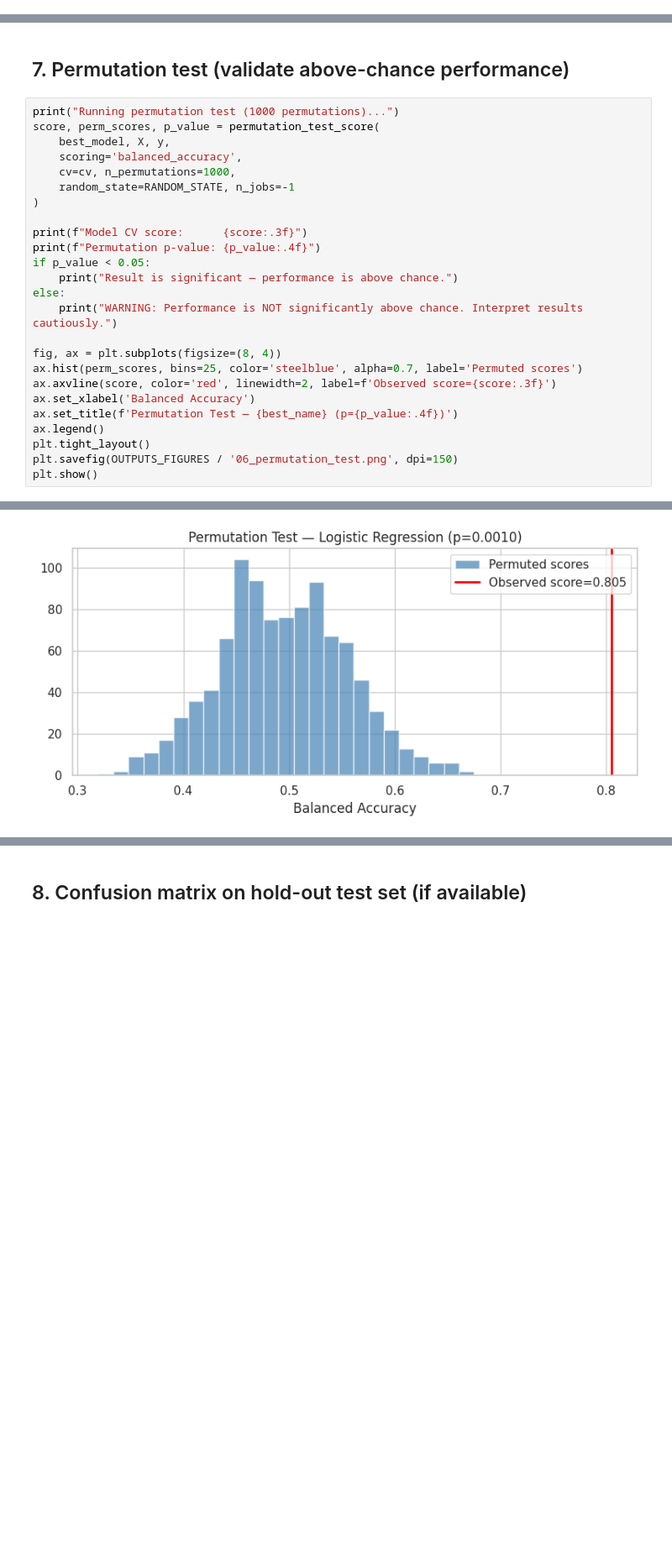
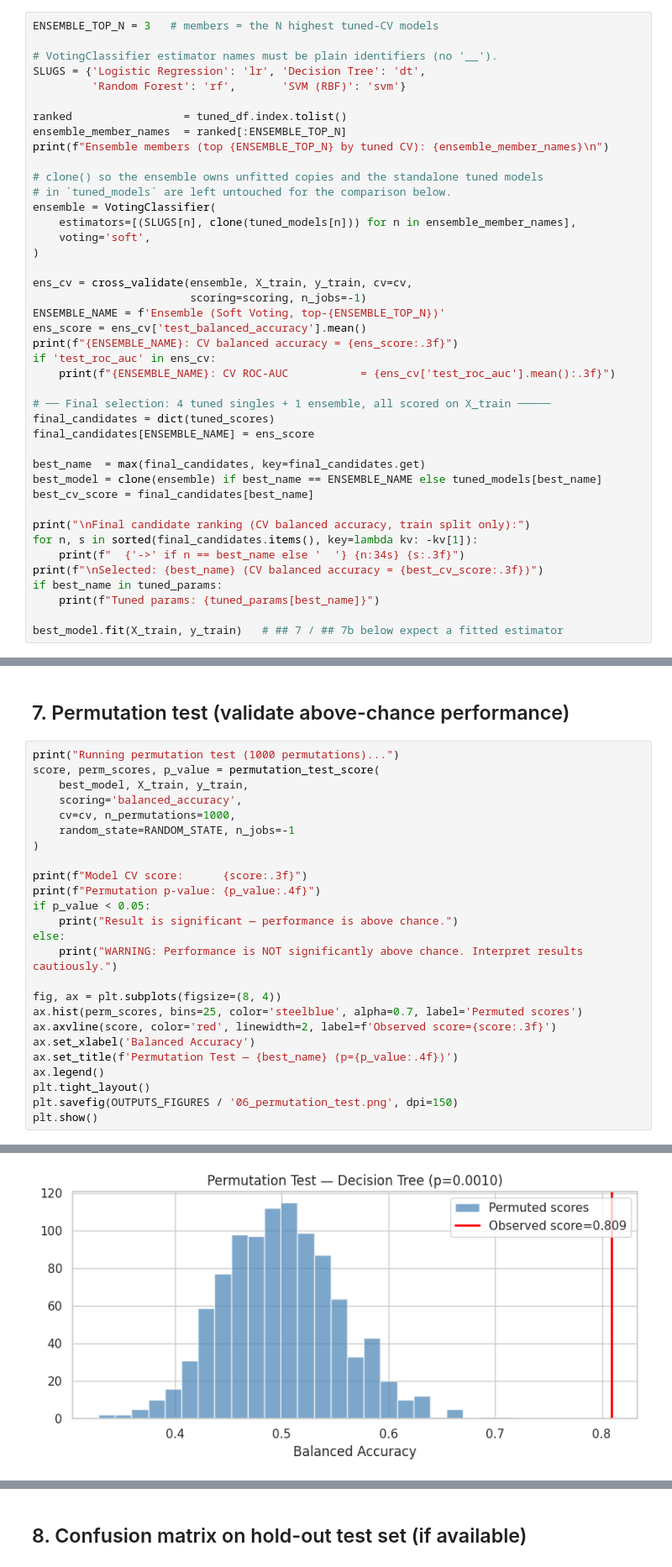
Before and after one commit to wlsoo1234/WID2003-Coursework, a Jupyter notebook: notebooks/06_prediction_models.ipynb, the cells around one changed output, grey strips where cells are left out. Shown at 84% size. Saved outputs shown, nothing was run; the diff lists cells and outputs as text; blank space fills up the shorter version.

```diff
--- a/notebooks/06_prediction_models.ipynb
+++ b/notebooks/06_prediction_models.ipynb
@@ -368,0 +684,42 @@ Best CV balanced_accuracy: 0.805
+# %%
+ENSEMBLE_TOP_N = 3   # members = the N highest tuned-CV models
+
+# VotingClassifier estimator names must be plain identifiers (no '__').
+SLUGS = {'Logistic Regression': 'lr', 'Decision Tree': 'dt',
+         'Random Forest': 'rf',       'SVM (RBF)': 'svm'}
+
+ranked                 = tuned_df.index.tolist()
+ensemble_member_names  = ranked[:ENSEMBLE_TOP_N]
+print(f"Ensemble members (top {ENSEMBLE_TOP_N} by tuned CV): {ensemble_member_names}\n")
+
+# clone() so the ensemble owns unfitted copies and the standalone tuned models
+# in `tuned_models` are left untouched for the comparison below.
+ensemble = VotingClassifier(
+    estimators=[(SLUGS[n], clone(tuned_models[n])) for n in ensemble_member_names],
+    voting='soft',
+)
+
+ens_cv = cross_validate(ensemble, X_train, y_train, cv=cv,
+                        scoring=scoring, n_jobs=-1)
+ENSEMBLE_NAME = f'Ensemble (Soft Voting, top-{ENSEMBLE_TOP_N})'
+ens_score = ens_cv['test_balanced_accuracy'].mean()
+print(f"{ENSEMBLE_NAME}: CV balanced accuracy = {ens_score:.3f}")
+if 'test_roc_auc' in ens_cv:
+    print(f"{ENSEMBLE_NAME}: CV ROC-AUC           = {ens_cv['test_roc_auc'].mean():.3f}")
+
+# ── Final selection: 4 tuned singles + 1 ensemble, all scored on X_train ─────
+final_candidates = dict(tuned_scores)
+final_candidates[ENSEMBLE_NAME] = ens_score
+
+best_name  = max(final_candidates, key=final_candidates.get)
+best_model = clone(ensemble) if best_name == ENSEMBLE_NAME else tuned_models[best_name]
+best_cv_score = final_candidates[best_name]
+
+print("\nFinal candidate ranking (CV balanced accuracy, train split only):")
+for n, s in sorted(final_candidates.items(), key=lambda kv: -kv[1]):
+    print(f"  {'->' if n == best_name else '  '} {n:34s} {s:.3f}")
+print(f"\nSelected: {best_name} (CV balanced accuracy = {best_cv_score:.3f})")
+if best_name in tuned_params:
+    print(f"Tuned params: {tuned_params[best_name]}")
+
+best_model.fit(X_train, y_train)   # ## 7 / ## 7b below expect a fitted estimator
@@ -371,7 +747,7 @@ Best CV balanced_accuracy: 0.805
 # %%
 print("Running permutation test (1000 permutations)...")
 score, perm_scores, p_value = permutation_test_score(
-    best_model, X, y,
+    best_model, X_train, y_train,
     scoring='balanced_accuracy',
     cv=cv, n_permutations=1000,
     random_state=RANDOM_STATE, n_jobs=-1
@@ -399,3 +775,3 @@ Model CV score:      0.805
 Permutation p-value: 0.0010
 Result is significant — performance is above chance.
-[figure, old version]
+[figure, new version]
```
Also changed, not shown: parts of 24 cells of this notebook, 10 other files.
